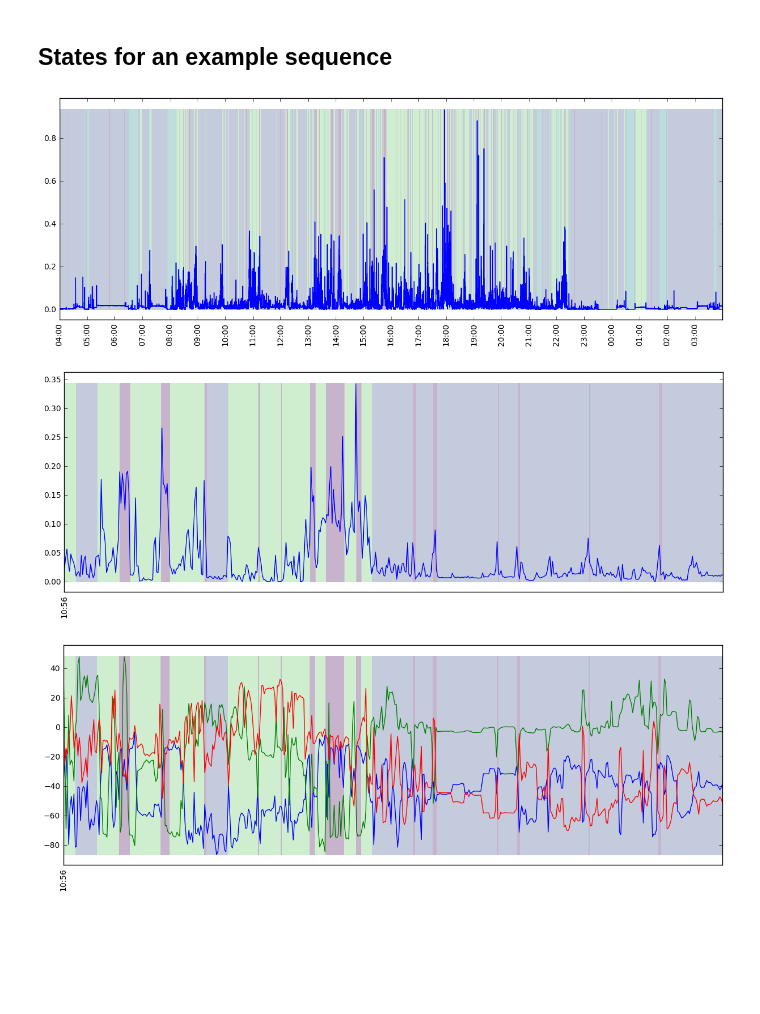
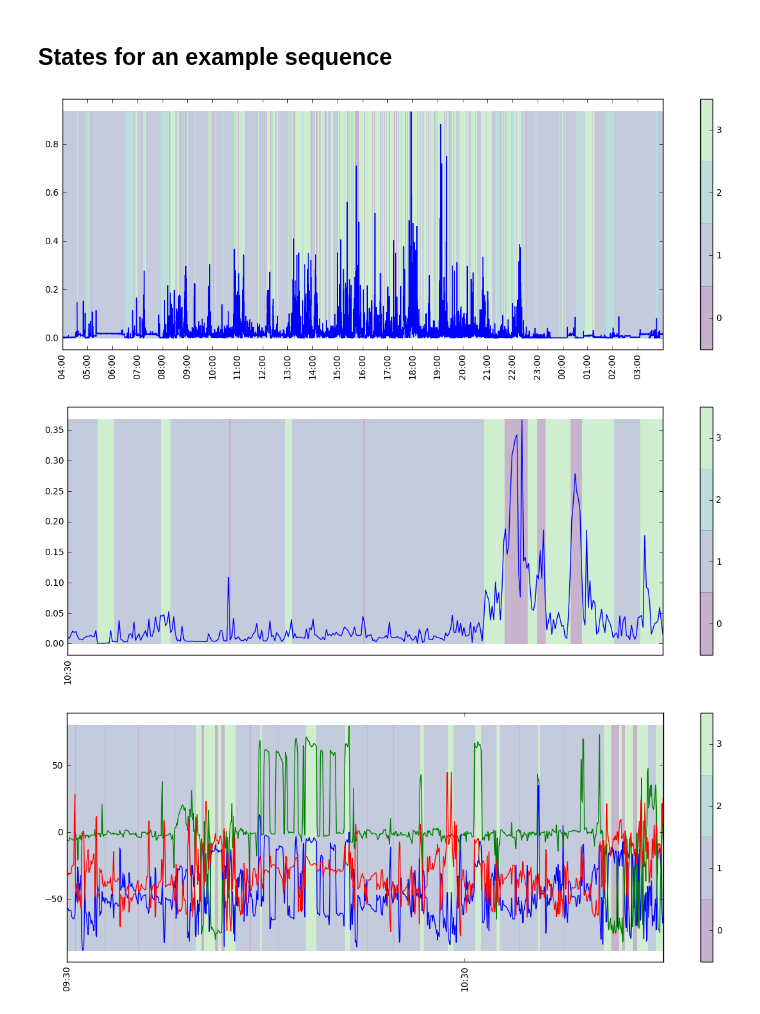
Before and after one commit to wadpac/hsmm4acc, a Jupyter notebook: notebooks/workflow/2_AnalyseResults.ipynb, the cells around one changed output. Saved outputs shown, nothing was run; the diff lists cells and outputs as text; code cells hidden in the pictures; blank space fills up the shorter version.

Commit message:
Added colorbar to state visualization

```diff
--- a/notebooks/workflow/2_AnalyseResults.ipynb
+++ b/notebooks/workflow/2_AnalyseResults.ipynb
@@ -30,8 +30,13 @@ print(len(datasets))
 all_data = pd.concat(datasets)
 # %%
 #Define consistent colormap
+from matplotlib.colors import LinearSegmentedColormap
 # One more than the number of states, so we have a color for 'All'
-colormap, cmap = hsmm.get_color_map(all_data.state.nunique()+1)
+nr_states = all_data.state.nunique()
+colormap, cmap = hsmm.get_color_map(nr_states+1)
+cmap_states = LinearSegmentedColormap.from_list('name',
+                                             [colormap[i] for i in range(nr_states)],
+                                             nr_states)
 # %%
 activities_simplified = pd.read_csv(activities_simplified_path, header=0, sep=',', dtype=str)
 levelmap = {'0': "low", '1': "high", '2':"mixed"}
@@ -181,16 +186,16 @@ example_index = 2
 data = datasets[example_index]
 hidden_states = data['state']
 # %%
-hsmm.plot_states_and_var_new(data, hidden_states, columns=['acceleration',], by='act', cmap=cmap)
+hsmm.plot_states_and_var_new(data, hidden_states, columns=['acceleration',], by='act', cmap=cmap_states)
 # %% [output]
-[figure, old version]
+[figure, new version]
 # %%
-start = 5000
-end = 5500
-hsmm.plot_states_and_var_new(data[start:end], hidden_states[start:end], cmap=cmap, columns=['acceleration'], by='act')
+start =int(6.5*12*60)
+end = 7*12*60
+hsmm.plot_states_and_var_new(data[start:end], hidden_states[start:end], cmap=cmap_states, columns=['acceleration'], by='act')
 # %% [output]
-[figure, old version]
+[figure, new version]
 # %%
-hsmm.plot_states_and_var_new(data[start:end], hidden_states[start:end], cmap=cmap, columns=['anglex', 'angley', 'anglez'], by='act')
+hsmm.plot_states_and_var_new(data[start:end], hidden_states[start:end], cmap=cmap_states, columns=['anglex', 'angley', 'anglez'], by='act')
 # %% [output]
-[figure, old version]
+[figure, new version]
```
Also changed, not shown: 1 other file.
